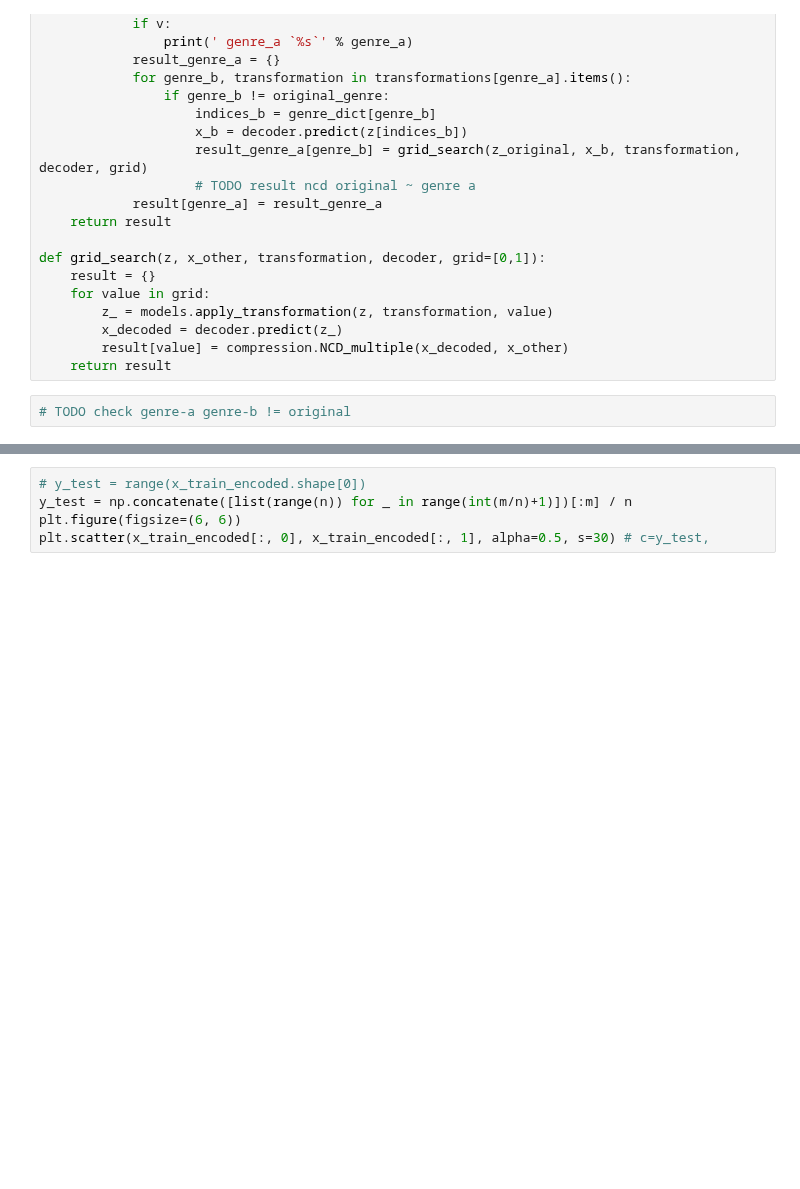
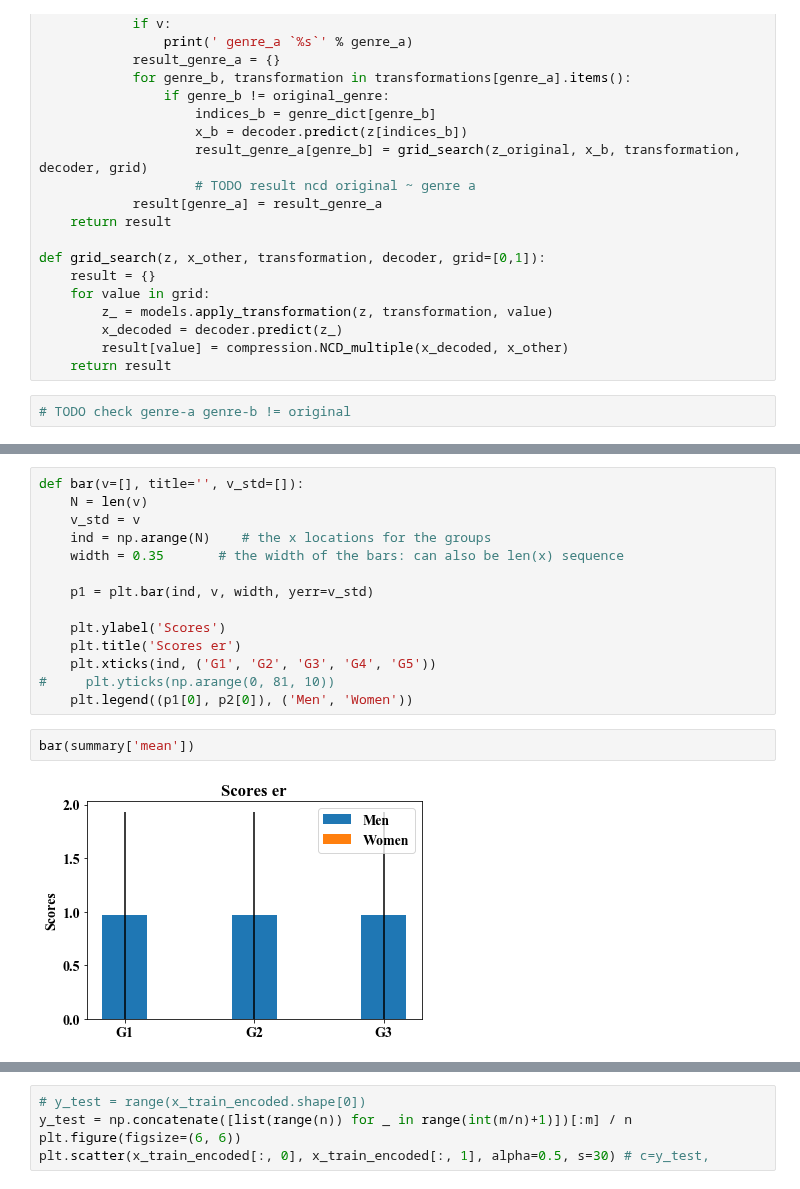
Before and after one commit to voschezang/drum-style-transfer, a Jupyter notebook: src/ml-VAE-v3q-transformations.ipynb, the cells around one changed output, grey strips where cells are left out. Cells and saved outputs as stored; diff of their text form; blank space fills up the shorter version.

```diff
--- a/src/ml-VAE-v3q-transformations.ipynb
+++ b/src/ml-VAE-v3q-transformations.ipynb
@@ -411,0 +676,18 @@ plot.plot_dict(summary, title='NCD', relative=True, show=True)
+# %%
+def bar(v=[], title='', v_std=[]):
+    N = len(v)
+    v_std = v
+    ind = np.arange(N)    # the x locations for the groups
+    width = 0.35       # the width of the bars: can also be len(x) sequence
+
+    p1 = plt.bar(ind, v, width, yerr=v_std)
+
+    plt.ylabel('Scores')
+    plt.title('Scores er')
+    plt.xticks(ind, ('G1', 'G2', 'G3', 'G4', 'G5'))
+#     plt.yticks(np.arange(0, 81, 10))
+    plt.legend((p1[0], p2[0]), ('Men', 'Women'))
+# %%
+bar(summary['mean'])
+# %% [output]
+[figure, added]
```
Also changed, not shown: parts of 32 cells of this notebook, 1 other file.
